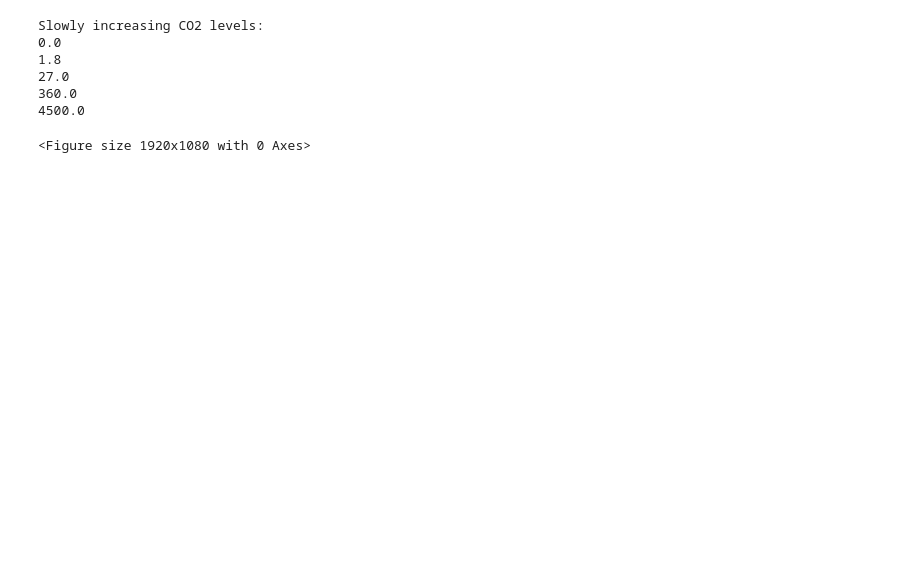
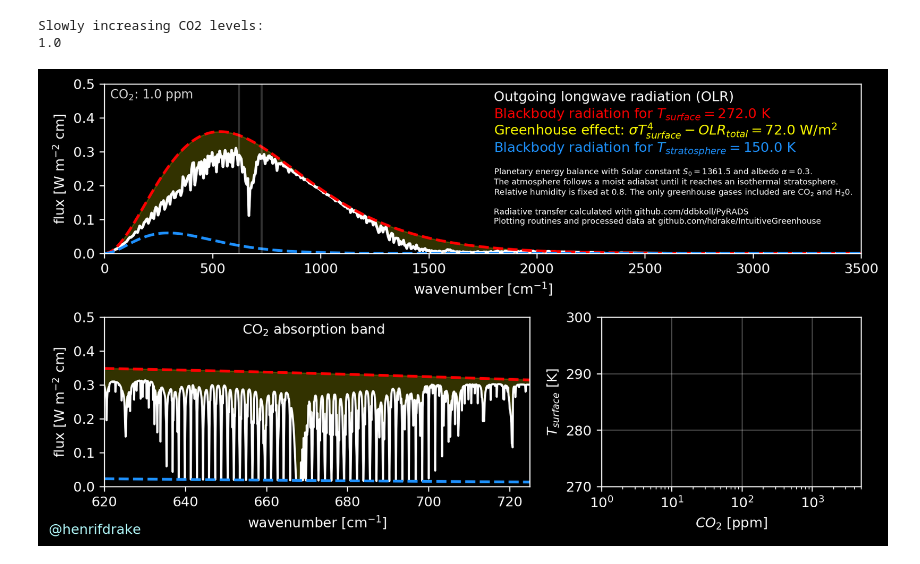
Before and after one commit to hdrake/IntuitiveGreenhouse, a Jupyter notebook: plot_olr_movies.ipynb, the cells around one changed output. Saved outputs shown, nothing was run; the diff lists cells and outputs as text; code cells hidden in the pictures; blank space fills up the shorter version.

```diff
--- a/plot_olr_movies.ipynb
+++ b/plot_olr_movies.ipynb
@@ -27,9 +27,6 @@ n = data["n"]
 B_strat = data["B_strat"]
 B_surf = data["B_surf"]
 RH = data["RH"]
-
-CO2_vec = np.insert(CO2_vec,0,0.)
-olr_spec = np.insert(olr_spec,0,B_surf[0,:,:],axis=0);
 # %%
 def smooth_func_n(func,n,smoothing = 100):
     func_smooth = np.array([np.average(func[i*smoothing:(i+1)*smoothing])
@@ -38,10 +35,9 @@ def smooth_func_n(func,n,smoothing = 100):
     return func_smooth, n_smooth
 # %%
 nframes = 500
-CO2_vec = np.logspace(-6,-1,nframes-1)
-CO2_vec = np.append(np.array([0]),CO2_vec)
+iterations_CO2 = np.logspace(-6,np.log10(5.e-3),nframes-1)
 # %%
-my_dpi=200.
+my_dpi=220.
 plt.figure(figsize=(1920./my_dpi,1080./my_dpi),dpi=my_dpi)
 
 frame_count = 0
@@ -52,8 +48,6 @@ Ts_acc = np.array([])
 CO2_acc = np.array([])
 print('Slowly increasing CO2 levels:')
 for CO2 in iterations_CO2:
-    if (CO2*1.e6) > 5000.: break
-
     if not(frame_count%100): print(CO2*1.e6)
     CO2_acc = np.append(CO2_acc,CO2)
 
@@ -86,7 +80,7 @@ for CO2 in iterations_CO2:
     olr_balanced_smooth, n_smooth = smooth_func_n(olr_balanced,n,50)
     B_surf_balanced_smooth, n_smooth = smooth_func_n(B_surf_balanced,n,50)
 
-    plt.subplot2grid((2, 2), (0, 0), colspan=2)
+    plt.subplot2grid((2, 10), (0, 0), colspan=10)
     plt.fill_between(n_smooth,olr_balanced_smooth,B_surf_balanced_smooth,color='yellow',alpha=0.2)
     plt.plot(n_smooth,olr_balanced_smooth,'-',color='white',lw=2)
     plt.plot(n,B_surf_balanced,linestyle='--',color='red',lw=2)
@@ -99,7 +93,7 @@ for CO2 in iterations_CO2:
     plt.plot([725.,725.],[0.,0.5],'-',color='white',alpha=0.2)
 
     plt.annotate(s=r"CO$_{{2}}$: ${0}$ ppm".format(round(CO2*1.e6,2)),
-                 color='lightgray', fontsize = 9., xy=(25.,0.46))
+                 color='lightgray', fontsize = 9., xy=(25.,0.4575))
     plt.annotate(s=r"Outgoing longwave radiation (OLR)",
                  color='white',xy=(1800.,0.45))
     plt.annotate(s=r"Blackbody radiation for $T_{{surface}} = {0}$ K".format(round(Ts_balanced,1)),
@@ -118,7 +112,7 @@ for CO2 in iterations_CO2:
                "\nPlotting routines and processed data at github.com/hdrake/IntuitiveGreenhouse"
               )
 
-    final_caption = ("Note that the only feedback this calculation includes is the water vapor feedback.\n\n"
+    final_caption = ("Note that the only major feedback this calculation includes is water vapor.\n\n"
                      "The evidence from more comprehensive climate models and past climates is that\n"
                      r"Earth will warm by 2$^{\circ}$C to 4.5$^{\circ}$C every time CO$_{2}$ double."
                      "\n\n"
@@ -130,49 +124,45 @@ for CO2 in iterations_CO2:
     if frame_count<100:
         if frame_count>20:
             fadeout = max(0.,fadeout-0.0125)
-        plt.text(1800,0.09,caption,fontsize=6.5,alpha=fadeout)
+        plt.text(1800,0.09,caption,fontsize=6.0,alpha=fadeout)
     elif frame_count>nframes-20:
         fadein = min(1.0,fadein+0.05)
         plt.text(1800,0.065,final_caption,fontsize=6.5,alpha=fadein)
 
-    plt.subplot2grid((2, 2), (1, 0), colspan=1)
+    plt.subplot2grid((2, 10), (1, 0), colspan=6)
+    plt.fill_between(n,olr_balanced,B_surf_balanced,color='yellow',alpha=0.2)
     plt.plot(n,olr_balanced,'-',color='white',lw=1.5)
     plt.plot(n,B_surf_balanced,linestyle='--',color='red',lw=2)
     plt.plot(n,B_strat_balanced,linestyle='--',color='dodgerblue',lw=2)
     plt.xlim([620,725])
     plt.ylim([0,0.5])
     plt.xlabel(r'wavenumber [cm$^{-1}$]')
     plt.ylabel(r'flux [W m$^{-2}$ cm]')
 
-    ax = plt.subplot2grid((2, 2), (1, 1), colspan=1)
+    ax = plt.subplot2grid((2, 10), (1, 6), colspan=4)
     plt.semilogx(CO2_acc*1.e6,Ts_acc,'-',color='red',lw=2)
     plt.yticks(np.arange(270.,310.,10.),np.arange(270.,310.,10.))
     ax.yaxis.set_major_formatter(FormatStrFormatter('%g'))
     plt.ylabel(r'$T_{surface}$ [K]')
     plt.xlabel(r'$CO_{2}$ [ppm]')
     plt.ylim([270.,300.])
     plt.xlim([1.e0,5.e3])
     plt.grid(True,alpha=0.3)
 
     plt.tight_layout()
 
     arrowprops = dict(arrowstyle="-",alpha=0.2)
-    plt.annotate(r'CO$_{2}$ absorption band',xy=(0.18,0.492),xycoords='figure fraction',color='white')
+    plt.annotate(r'CO$_{2}$ absorption band',xy=(0.24,0.445),xycoords='figure fraction',color='white')
 
 
-    plt.annotate('@henrifdrake',xy=(0.0125,0.02),xycoords='figure fraction',fontsize=10,fontweight='roman',color=(175./255.,252./255.,255./255.))
-    plt.annotate('/u/aClimateScientist',xy=(0.840,0.02),xycoords='figure fraction',fontsize=10,fontweight='roman',color=(175./255.,252./255.,255./255.))
-
+    plt.annotate('@henrifdrake',xy=(0.0125,0.025),xycoords='figure fraction',fontsize=10,fontweight='roman',color=(175./255.,252./255.,255./255.))
 
     plt.savefig('figures/{0}.png'.format(np.str(frame_count).zfill(4)))
-    plt.clf()
+    #plt.clf()
 
     frame_count+=1
+    break
 # %% [output]
 Slowly increasing CO2 levels:
-0.0
-1.8
-27.0
-360.0
-4500.0
+1.0
-<Figure size 1920x1080 with 0 Axes>
+[figure, added]
```
Also changed, not shown: 1 other file.
